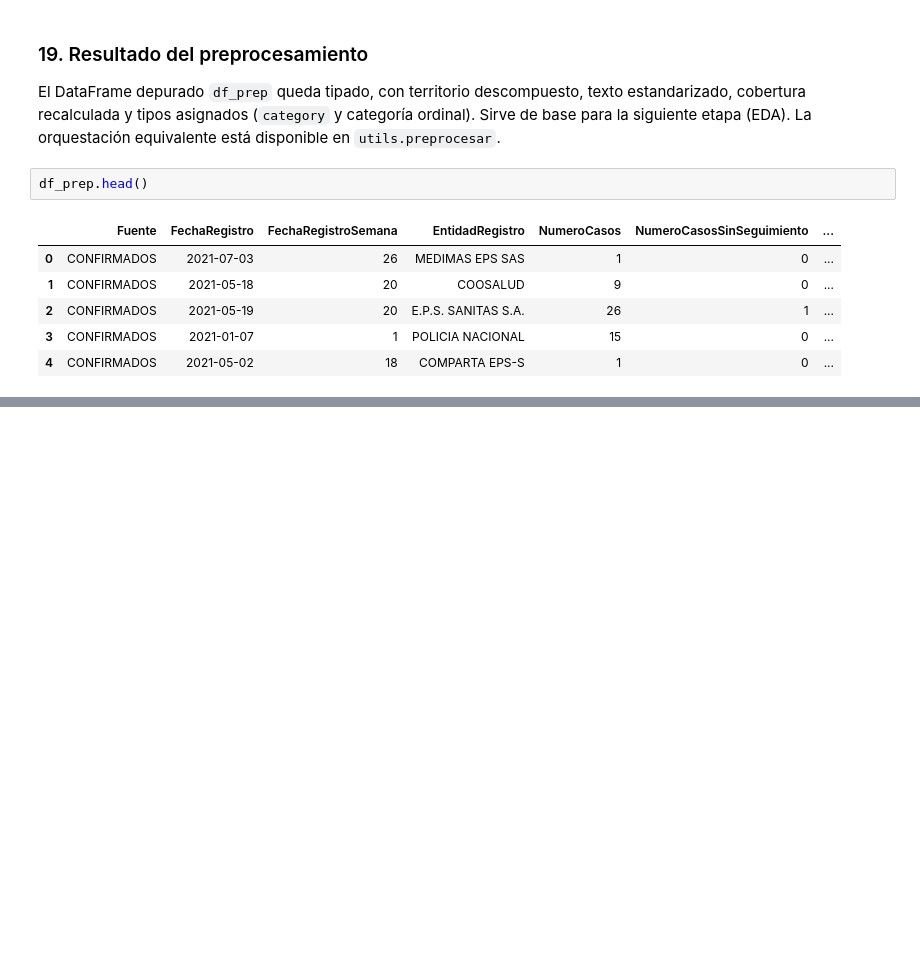
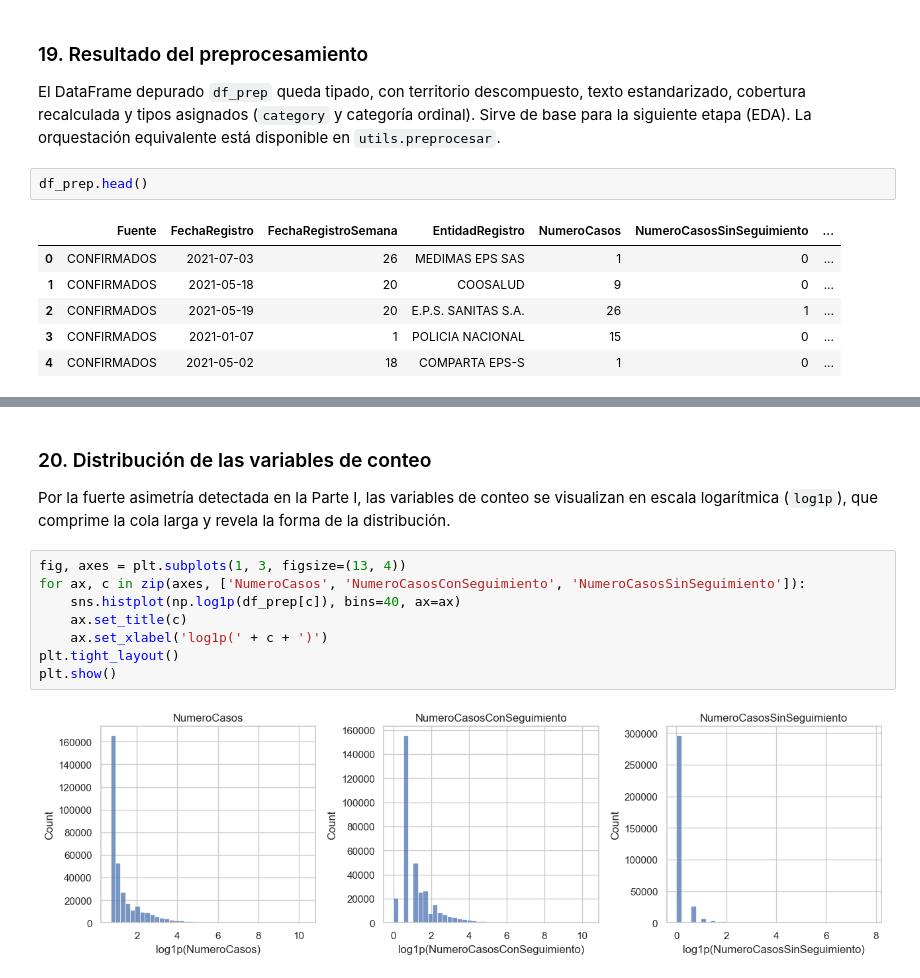
Before and after one commit to JabesMonroy/Proyecto_Esp-Fund-Datos_PRASS_Seg.COVID19, a Jupyter notebook: Proyecto_PRASS_Seguimiento_COVID19.ipynb, the cells around one changed output, grey strips where cells are left out. Drawn from its saved outputs; the diff is of its cells as text; blank space fills up the shorter version.

Commit message:
EDA bloque 1: distribuciones y cobertura global ponderada (Parte III)
- Secciones 20-22: histogramas log de conteos, distribucion de cobertura y cobertura global ponderada por casos (94.39%)

```diff
--- a/Proyecto_PRASS_Seguimiento_COVID19.ipynb
+++ b/Proyecto_PRASS_Seguimiento_COVID19.ipynb
@@ -480,0 +485,14 @@ df_prep.head()
+# %% [markdown]
+### 20. Distribución de las variables de conteo
+
+Por la fuerte asimetría detectada en la Parte I, las variables de conteo se visualizan en escala logarítmica (`log1p`), que comprime la cola larga y revela la forma de la distribución.
+# %%
+fig, axes = plt.subplots(1, 3, figsize=(13, 4))
+for ax, c in zip(axes, ['NumeroCasos', 'NumeroCasosConSeguimiento', 'NumeroCasosSinSeguimiento']):
+    sns.histplot(np.log1p(df_prep[c]), bins=40, ax=ax)
+    ax.set_title(c)
+    ax.set_xlabel('log1p(' + c + ')')
+plt.tight_layout()
+plt.show()
+# %% [output]
+[figure, added]
```
Also changed, not shown: parts of 8 cells of this notebook.
